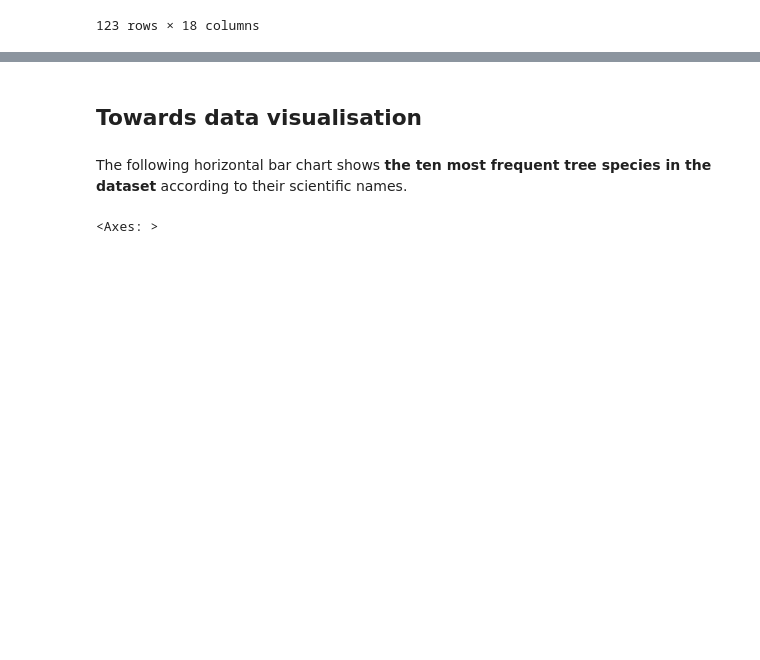
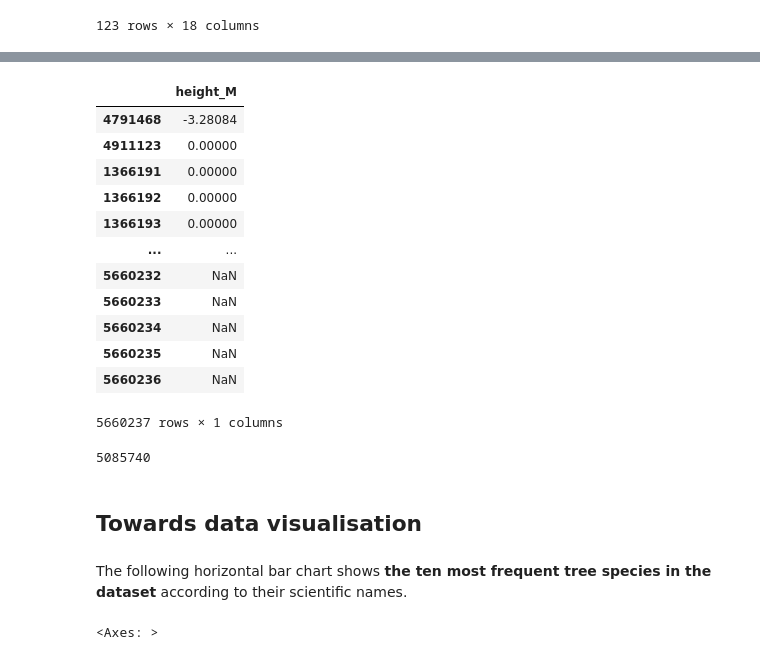
Before and after one commit to VittorioBartolomeoSecondin/DVIS-CAValli_Team, a Jupyter notebook: Assignment1 - Preprocessing.ipynb, the cells around one changed output, grey strips where cells are left out. Saved outputs shown, nothing was run; the diff lists cells and outputs as text; code cells hidden in the pictures; blank space fills up the shorter version.

```diff
--- a/Assignment1 - Preprocessing.ipynb
+++ b/Assignment1 - Preprocessing.ipynb
@@ -247,0 +272,16 @@ trees
+# %%
+tree_dataset['height_M'].sort_values(ascending=True).to_frame()
+# %% [output]
+|  | height_M |
+| 4791468 | -3.28084 |
+| 4911123 | 0.00000 |
+| 1366191 | 0.00000 |
+| 1366192 | 0.00000 |
+| 1366193 | 0.00000 |
+| ... | ... |
+| 5660232 | NaN |
+| 5660233 | NaN |
+| 5660234 | NaN |
+| 5660235 | NaN |
+| 5660236 | NaN |
+5660237 rows × 1 columns
@@ -248,3 +293,7 @@ trees
+# %%
+tree_dataset['height_M'].isnull().sum()
+# %% [output]
+5085740
 # %% [markdown]
 ## Towards data visualisation
 # %% [markdown]
```
Also changed, not shown: parts of 18 cells of this notebook.
